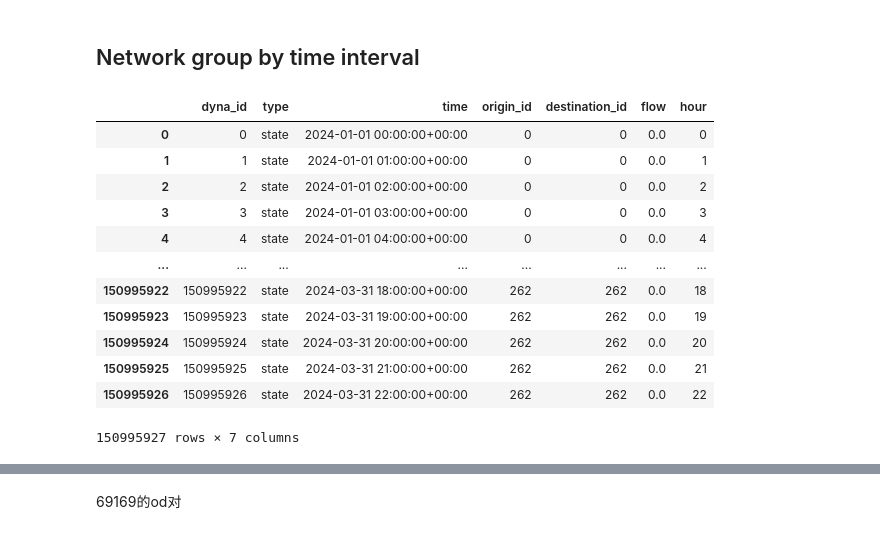
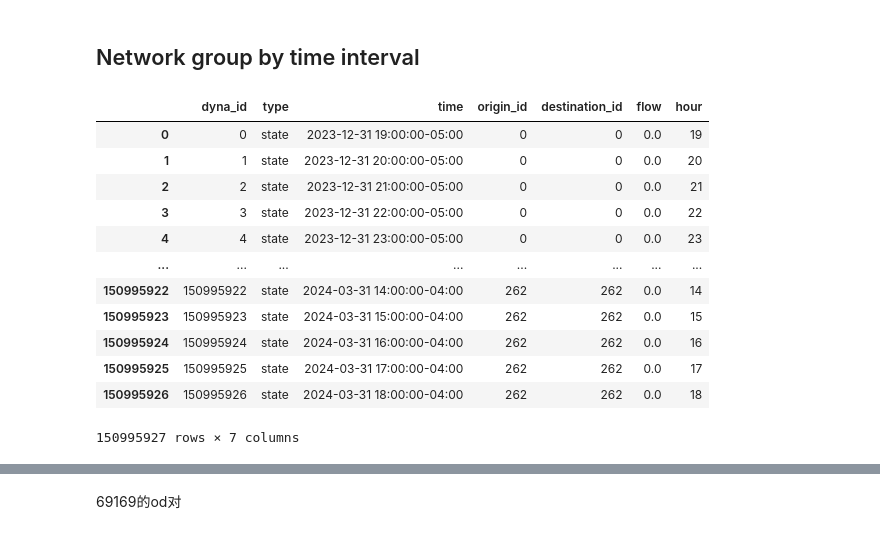
Before and after one commit to EXID-G/Bigscity-LibCity, a Jupyter notebook: !mywork/data/preprocess.ipynb, the cells around one changed output, grey strips where cells are left out. Cells and saved outputs as stored; diff of their text form; code cells hidden in the pictures.

Commit message:
update data time

```diff
--- a/!mywork/data/preprocess.ipynb
+++ b/!mywork/data/preprocess.ipynb
@@ -68,19 +68,22 @@ od.head()
 ## Network group by time interval
 # %%
 od["time"] = pd.to_datetime(od["time"])
+
+od["time"] = od["time"].dt.tz_convert('America/New_York')
+
 od["hour"] = od["time"].dt.hour
 od
 # %% [output]
 |  | dyna_id | type | time | origin_id | destination_id | flow | hour |
-| 0 | 0 | state | 2024-01-01 00:00:00+00:00 | 0 | 0 | 0.0 | 0 |
-| 1 | 1 | state | 2024-01-01 01:00:00+00:00 | 0 | 0 | 0.0 | 1 |
-| 2 | 2 | state | 2024-01-01 02:00:00+00:00 | 0 | 0 | 0.0 | 2 |
-| 3 | 3 | state | 2024-01-01 03:00:00+00:00 | 0 | 0 | 0.0 | 3 |
-| 4 | 4 | state | 2024-01-01 04:00:00+00:00 | 0 | 0 | 0.0 | 4 |
+| 0 | 0 | state | 2023-12-31 19:00:00-05:00 | 0 | 0 | 0.0 | 19 |
+| 1 | 1 | state | 2023-12-31 20:00:00-05:00 | 0 | 0 | 0.0 | 20 |
+| 2 | 2 | state | 2023-12-31 21:00:00-05:00 | 0 | 0 | 0.0 | 21 |
+| 3 | 3 | state | 2023-12-31 22:00:00-05:00 | 0 | 0 | 0.0 | 22 |
+| 4 | 4 | state | 2023-12-31 23:00:00-05:00 | 0 | 0 | 0.0 | 23 |
 | ... | ... | ... | ... | ... | ... | ... | ... |
-| 150995922 | 150995922 | state | 2024-03-31 18:00:00+00:00 | 262 | 262 | 0.0 | 18 |
-| 150995923 | 150995923 | state | 2024-03-31 19:00:00+00:00 | 262 | 262 | 0.0 | 19 |
-| 150995924 | 150995924 | state | 2024-03-31 20:00:00+00:00 | 262 | 262 | 0.0 | 20 |
-| 150995925 | 150995925 | state | 2024-03-31 21:00:00+00:00 | 262 | 262 | 0.0 | 21 |
-| 150995926 | 150995926 | state | 2024-03-31 22:00:00+00:00 | 262 | 262 | 0.0 | 22 |
+| 150995922 | 150995922 | state | 2024-03-31 14:00:00-04:00 | 262 | 262 | 0.0 | 14 |
+| 150995923 | 150995923 | state | 2024-03-31 15:00:00-04:00 | 262 | 262 | 0.0 | 15 |
+| 150995924 | 150995924 | state | 2024-03-31 16:00:00-04:00 | 262 | 262 | 0.0 | 16 |
+| 150995925 | 150995925 | state | 2024-03-31 17:00:00-04:00 | 262 | 262 | 0.0 | 17 |
+| 150995926 | 150995926 | state | 2024-03-31 18:00:00-04:00 | 262 | 262 | 0.0 | 18 |
 150995927 rows × 7 columns
```
Also changed, not shown: parts of 5 cells of this notebook, 7 other files.
